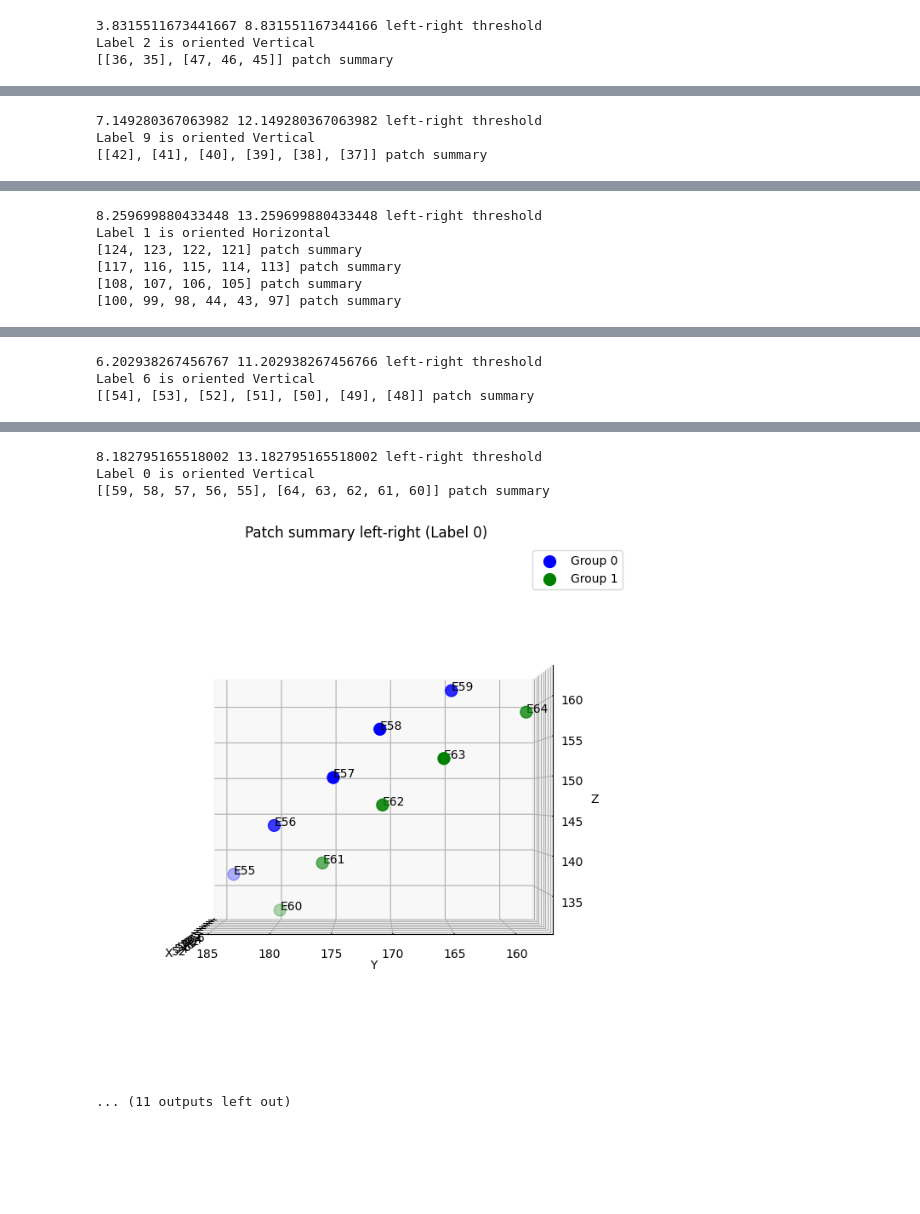
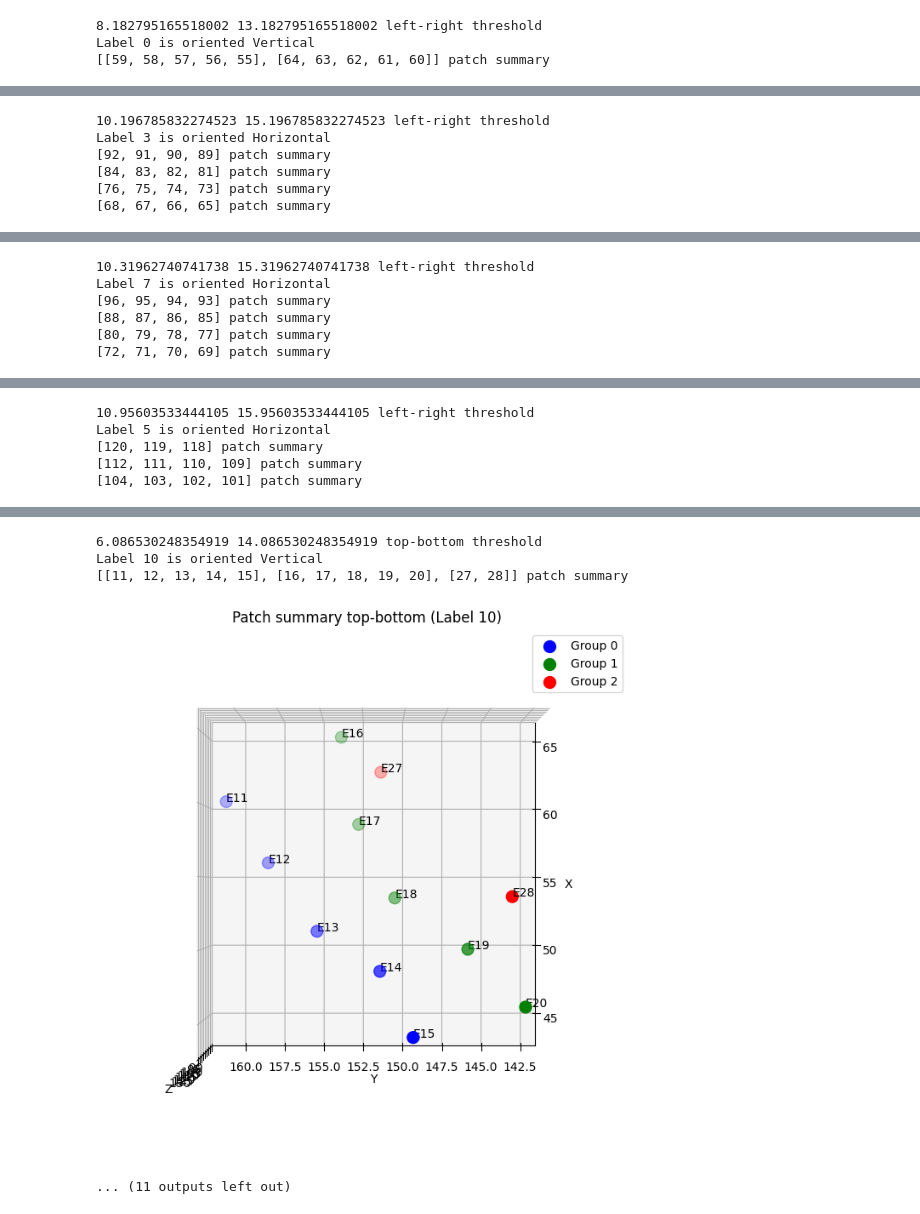
Before and after one commit to ScheWann/CS529_VDS_Epilepsy, a Jupyter notebook: backend/New/patch.ipynb, the cells around one changed output, grey strips where cells are left out. Drawn from its saved outputs; the diff is of its cells as text; code cells hidden in the pictures; blank space fills up the shorter version.

```diff
--- a/backend/New/patch.ipynb
+++ b/backend/New/patch.ipynb
@@ -23,8 +23,8 @@ electrode_df['E_Brain'] = electrode_df['E_Brain'].str.replace('\d+', '', regex=T
 # left_right_df = electrode_df[~electrode_df['label'].isin([1])]
 
 # ep187 top-bottom divided by region
-top_bottom_df = electrode_df[electrode_df['label'].isin([8, 10])]
-left_right_df = electrode_df[~electrode_df['label'].isin([8, 10])]
+top_bottom_df = electrode_df[electrode_df['label'].isin([6, 9, 8, 10, 2, 4])]
+left_right_df = electrode_df[~electrode_df['label'].isin([6, 9, 8, 10, 2, 4])]
 
 # ep162 top-bottom divided by region
 # top_bottom_df = electrode_df[electrode_df['label'].isin([0, 1])]
@@ -35,8 +35,8 @@ left_right_df = electrode_df[~electrode_df['label'].isin([8, 10])]
 # left_right_df = electrode_df[~electrode_df['label'].isin([0, 1])]
 
 # ep165 top-bottom divided by region
-# top_bottom_df = electrode_df[electrode_df['label'].isin([1, 2])]
-# left_right_df = electrode_df[~electrode_df['label'].isin([1, 2])]
+# top_bottom_df = electrode_df[electrode_df['label'].isin([1])]
+# left_right_df = electrode_df[~electrode_df['label'].isin([1])]
 
 # find the unique labels for creating arrays
 top_bottom_df_label_array = top_bottom_df['label'].unique()
@@ -363,16 +363,19 @@ def transpose_and_pair_vertical_matrices_conditionally(electrode_groups):
 transpose_and_pair_vertical_matrices_conditionally(electrode_groups)
 
 # Save
-# with open('ep129_patch_summary.json', 'w') as f:
+# with open('ep129_patch_summary_new.json', 'w') as f:
 #     json.dump(electrode_groups, f)
 
-# with open('ep162_patch_summary.json', 'w') as f:
+# with open('ep187_patch_summary_new.json', 'w') as f:
 #     json.dump(electrode_groups, f)
 
-# with open('ep164_patch_summary.json', 'w') as f:
+# with open('ep162_patch_summary_new.json', 'w') as f:
 #     json.dump(electrode_groups, f)
 
-# with open('ep165_patch_summary.json', 'w') as f:
+# with open('ep164_patch_summary_new.json', 'w') as f:
+#     json.dump(electrode_groups, f)
+
+# with open('ep165_patch_summary_new.json', 'w') as f:
 #     json.dump(electrode_groups, f)
 
 # Display
@@ -385,3 +391,3 @@ Label 4 is oriented Vertical
-3.8315511673441667 8.831551167344166 left-right threshold
-Label 2 is oriented Vertical
-[[36, 35], [47, 46, 45]] patch summary
+8.182795165518002 13.182795165518002 left-right threshold
+Label 0 is oriented Vertical
+[[59, 58, 57, 56, 55], [64, 63, 62, 61, 60]] patch summary
@@ -389,3 +395,6 @@ Label 2 is oriented Vertical
-7.149280367063982 12.149280367063982 left-right threshold
-Label 9 is oriented Vertical
-[[42], [41], [40], [39], [38], [37]] patch summary
+10.196785832274523 15.196785832274523 left-right threshold
+Label 3 is oriented Horizontal
+[92, 91, 90, 89] patch summary
+[84, 83, 82, 81] patch summary
+[76, 75, 74, 73] patch summary
+[68, 67, 66, 65] patch summary
@@ -393,6 +402,6 @@ Label 9 is oriented Vertical
-8.259699880433448 13.259699880433448 left-right threshold
-Label 1 is oriented Horizontal
-[124, 123, 122, 121] patch summary
-[117, 116, 115, 114, 113] patch summary
-[108, 107, 106, 105] patch summary
-[100, 99, 98, 44, 43, 97] patch summary
+10.31962740741738 15.31962740741738 left-right threshold
+Label 7 is oriented Horizontal
+[96, 95, 94, 93] patch summary
+[88, 87, 86, 85] patch summary
+[80, 79, 78, 77] patch summary
+[72, 71, 70, 69] patch summary
@@ -400,3 +409,5 @@ Label 1 is oriented Horizontal
-6.202938267456767 11.202938267456766 left-right threshold
-Label 6 is oriented Vertical
-[[54], [53], [52], [51], [50], [49], [48]] patch summary
+10.95603533444105 15.95603533444105 left-right threshold
+Label 5 is oriented Horizontal
+[120, 119, 118] patch summary
+[112, 111, 110, 109] patch summary
+[104, 103, 102, 101] patch summary
@@ -404,5 +415,5 @@ Label 6 is oriented Vertical
-8.182795165518002 13.182795165518002 left-right threshold
-Label 0 is oriented Vertical
-[[59, 58, 57, 56, 55], [64, 63, 62, 61, 60]] patch summary
+6.086530248354919 14.086530248354919 top-bottom threshold
+Label 10 is oriented Vertical
+[[11, 12, 13, 14, 15], [16, 17, 18, 19, 20], [27, 28]] patch summary
-[figure, old version]
+[figure, new version]
 ... (11 outputs left out)
```
Also changed, not shown: parts of 1 cell of this notebook, 1 other file.
